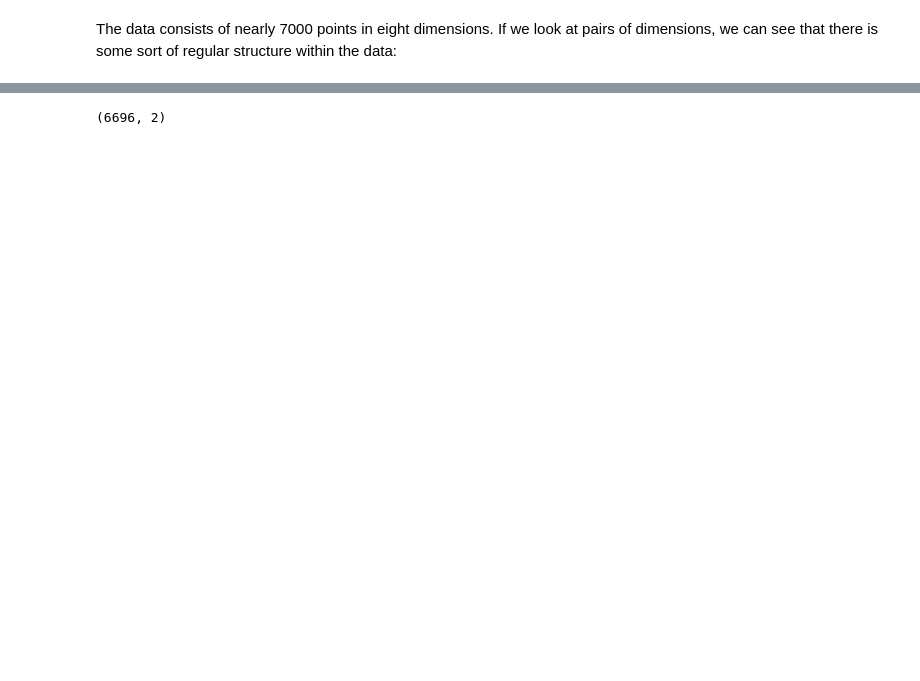
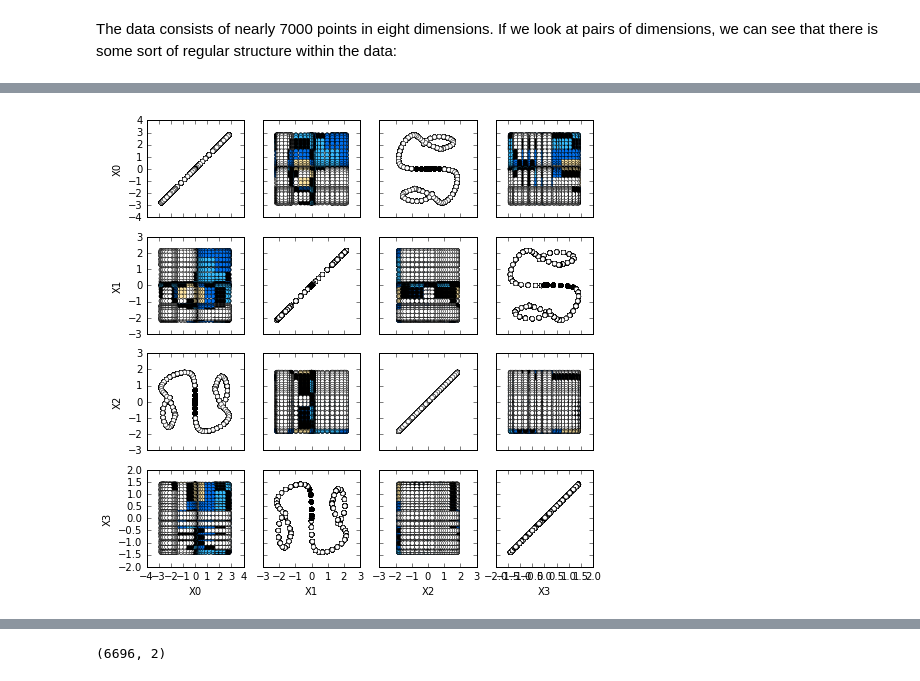
Before and after one commit to mmp2/megaman, a Jupyter notebook: examples/manifold_intro.ipynb, the cells around one changed output, grey strips where cells are left out. Saved outputs shown, nothing was run; the diff lists cells and outputs as text; code cells hidden in the pictures; blank space fills up the shorter version.

```diff
--- a/examples/manifold_intro.ipynb
+++ b/examples/manifold_intro.ipynb
@@ -46,0 +50,6 @@ for i in range(4):
+# %%
+from sklearn.decomposition import PCA
+X_pca = PCA(4).fit_transform(X)
+pairwise_grid(X_pca)
+# %% [output]
+[figure, added]
```
Also changed, not shown: parts of 13 cells of this notebook, 1 other file.
